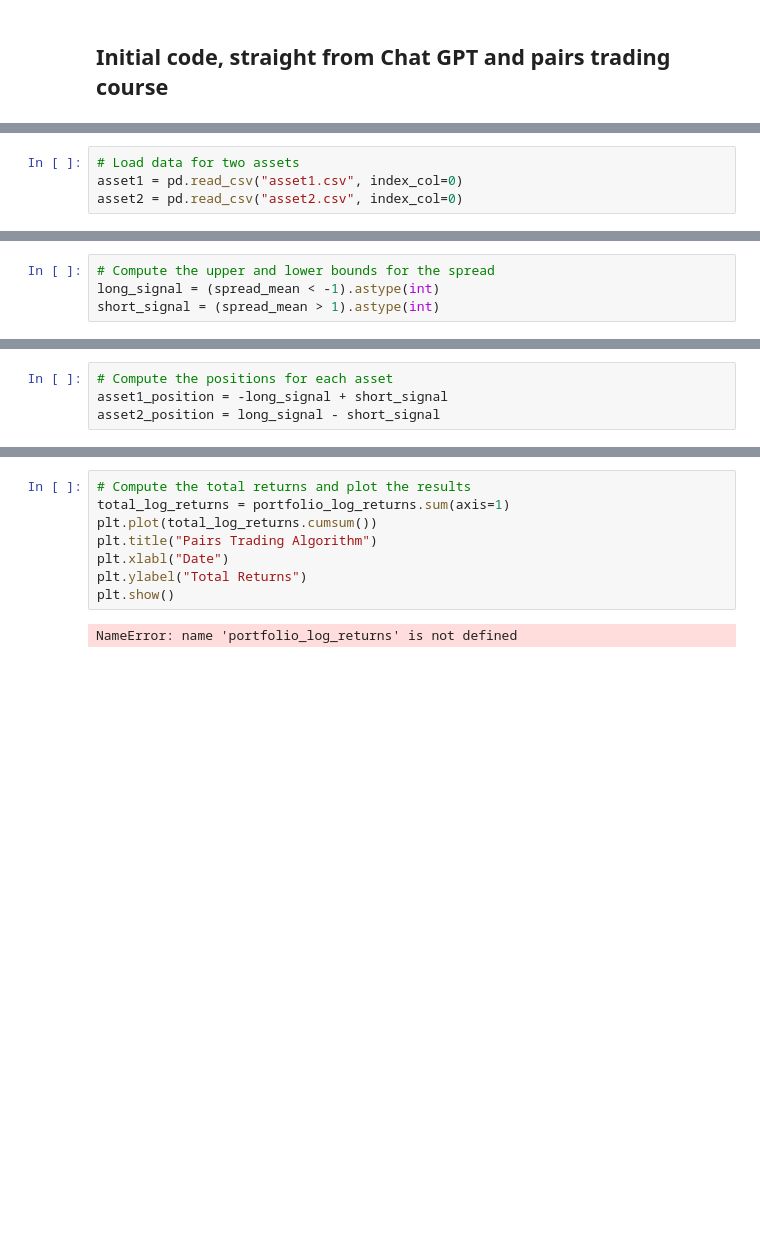
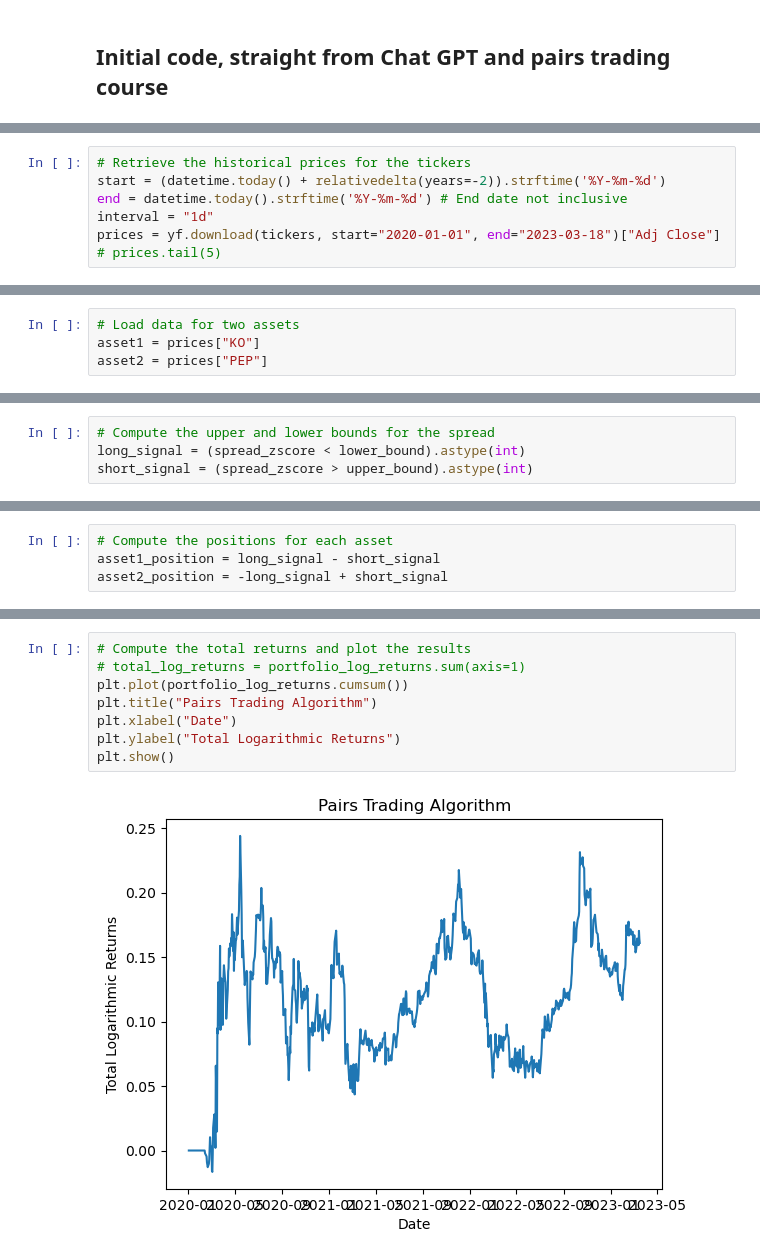
Before and after one commit to flapdragon/pairs-trading, a Jupyter notebook: Pairs Trading.ipynb, the cells around one changed output, grey strips where cells are left out. Drawn from its saved outputs; the diff is of its cells as text; blank space fills up the shorter version.

Commit message:
Adds actual pairs and download real data. Fixes signals and asset positions. Fixes chart.

```diff
--- a/Pairs Trading.ipynb
+++ b/Pairs Trading.ipynb
@@ -6,0 +13,7 @@ import matplotlib.pyplot as plt
+# %%
+# Retrieve the historical prices for the tickers
+start = (datetime.today() + relativedelta(years=-2)).strftime('%Y-%m-%d')
+end = datetime.today().strftime('%Y-%m-%d') # End date not inclusive
+interval = "1d"
+prices = yf.download(tickers, start="2020-01-01", end="2023-03-18")["Adj Close"]
+# prices.tail(5)
@@ -7,4 +22,4 @@ import matplotlib.pyplot as plt
 # %%
 # Load data for two assets
-asset1 = pd.read_csv("asset1.csv", index_col=0)
-asset2 = pd.read_csv("asset2.csv", index_col=0)
+asset1 = prices["KO"]
+asset2 = prices["PEP"]
@@ -49,4 +50,4 @@ NameError: name 'spread_mean' is not defined
 # %%
 # Compute the upper and lower bounds for the spread
-long_signal = (spread_mean < -1).astype(int)
-short_signal = (spread_mean > 1).astype(int)
+long_signal = (spread_zscore < lower_bound).astype(int)
+short_signal = (spread_zscore > upper_bound).astype(int)
@@ -55,4 +54,4 @@ NameError: name 'spread_mean' is not defined
 # %%
 # Compute the positions for each asset
-asset1_position = -long_signal + short_signal
-asset2_position = long_signal - short_signal
+asset1_position = long_signal - short_signal
+asset2_position = -long_signal + short_signal
@@ -68,10 +63,10 @@ NameError: name 'asset1' is not defined
 # %%
 # Compute the total returns and plot the results
-total_log_returns = portfolio_log_returns.sum(axis=1)
-plt.plot(total_log_returns.cumsum())
+# total_log_returns = portfolio_log_returns.sum(axis=1)
+plt.plot(portfolio_log_returns.cumsum())
 plt.title("Pairs Trading Algorithm")
-plt.xlabl("Date")
-plt.ylabel("Total Returns")
+plt.xlabel("Date")
+plt.ylabel("Total Logarithmic Returns")
 plt.show()
 # %% [output]
-NameError: name 'portfolio_log_returns' is not defined
+[figure, added]
```
Also changed, not shown: parts of 13 cells of this notebook.
